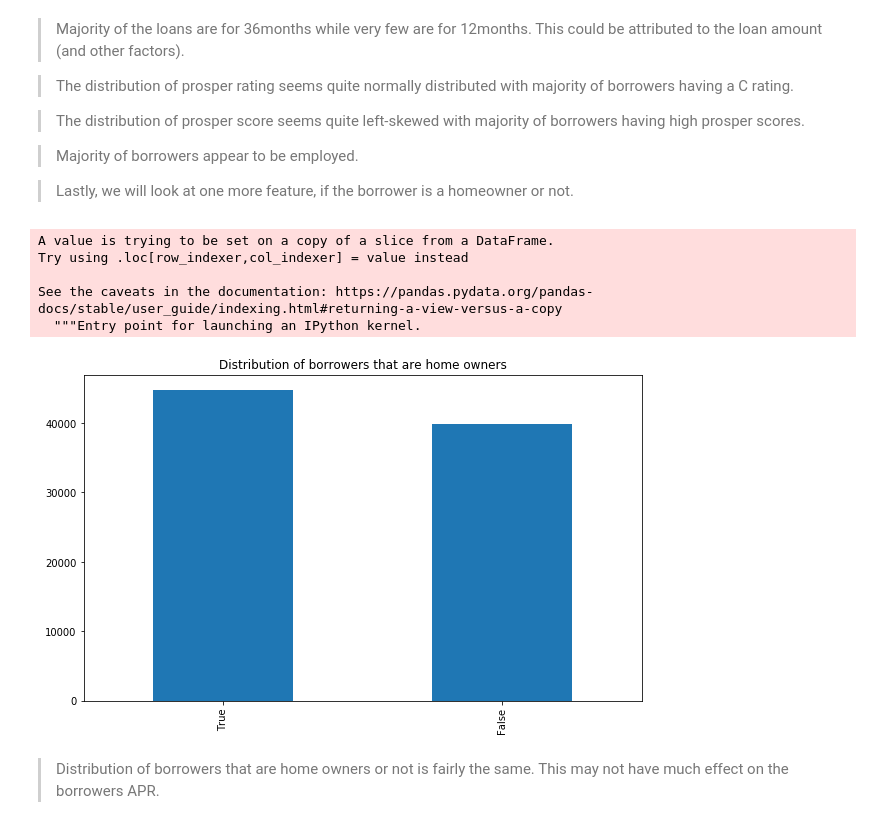
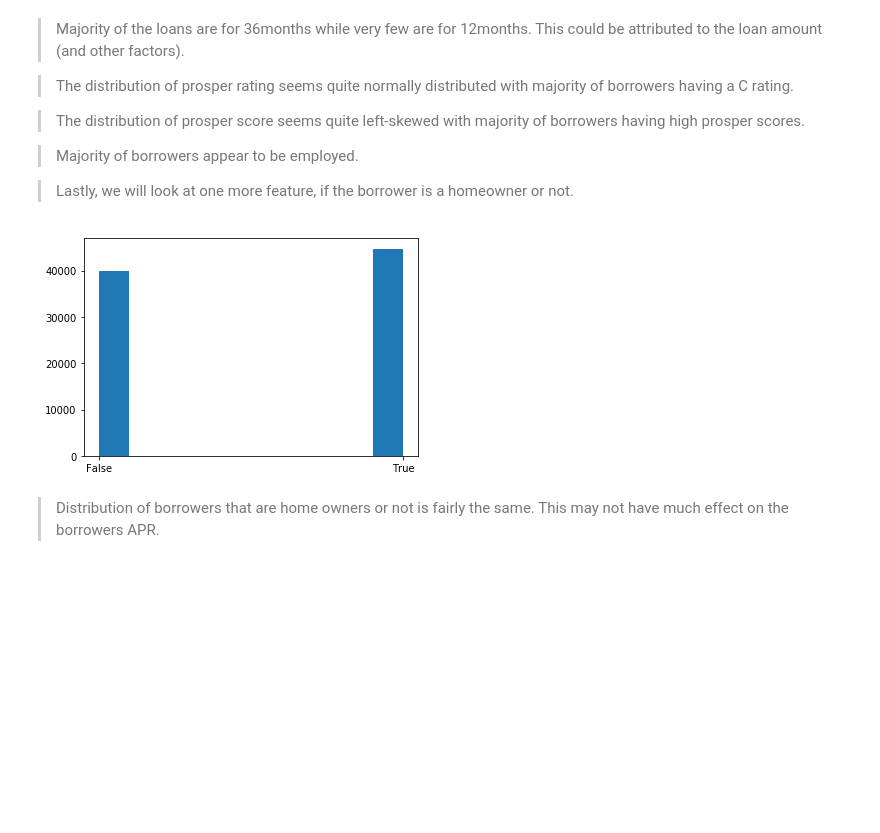
Before and after one commit to chukwume/prosperloandata, a Jupyter notebook: exploration_template.ipynb, the cells around one changed output. Drawn from its saved outputs; the diff is of its cells as text; code cells hidden in the pictures; blank space fills up the shorter version.

Commit message:
feat: Convert isborrowerhomeowner to cat dtype

```diff
--- a/exploration_template.ipynb
+++ b/exploration_template.ipynb
@@ -225,8 +234,9 @@ df_sub = df_sub[df_sub.statedmonthlyincome<=100000]
 # %%
-# Convert Prosper Rating, Prosper Score and Employment status into ordered categorical types
+# Convert Prosper Rating, Prosper Score, Employment status and Isborrowerhomeowner into ordered categorical types
 ordinal_var_dict = {'prosperrating (alpha)': ['HR','E','D','C','B','A','AA'],
                     'prosperscore': [1.0, 2.0, 3.0, 4.0, 5.0, 6.0, 7.0],
-                    'employmentstatus': ['Employed','Self-employed','Not employed','Full-time','Part-time','Retired','Other','Not available']}
+                    'employmentstatus': ['Employed','Self-employed','Not employed','Full-time','Part-time','Retired','Other','Not available'],
+                   'isborrowerhomeowner': ['True', 'False']}
 
 for var in ordinal_var_dict:
     ordered_var = pd.api.types.CategoricalDtype(ordered = True,
@@ -254,20 +270,11 @@ plt.xticks(rotation=30);
 > Majority of borrowers appear to be employed.
 
 > Lastly, we will look at one more feature, if the borrower is a homeowner or not.
-# %%
-df_sub['isborrowerhomeowner'] = df_sub['isborrowerhomeowner'].astype(str)
-# %% [output]
-A value is trying to be set on a copy of a slice from a DataFrame.
-Try using .loc[row_indexer,col_indexer] = value instead
-
-See the caveats in the documentation: https://pandas.pydata.org/pandas-docs/stable/user_guide/indexing.html#returning-a-view-versus-a-copy
-  """Entry point for launching an IPython kernel.
 # %%
 plt.figure(figsize=(10,6))
-df_sub['isborrowerhomeowner'].value_counts().plot(kind='bar',
-                                     title='Distribution of borrowers that are home owners');
+plt.hist(data=df_sub, x='isborrowerhomeowner');
 # %% [output]
-[figure, old version]
+[figure, new version]
 # %% [markdown]
 > Distribution of borrowers that are home owners or not is fairly the same. This may not have much effect on the borrowers APR.
 # %% [markdown]
```
Also changed, not shown: parts of 3 cells of this notebook.
